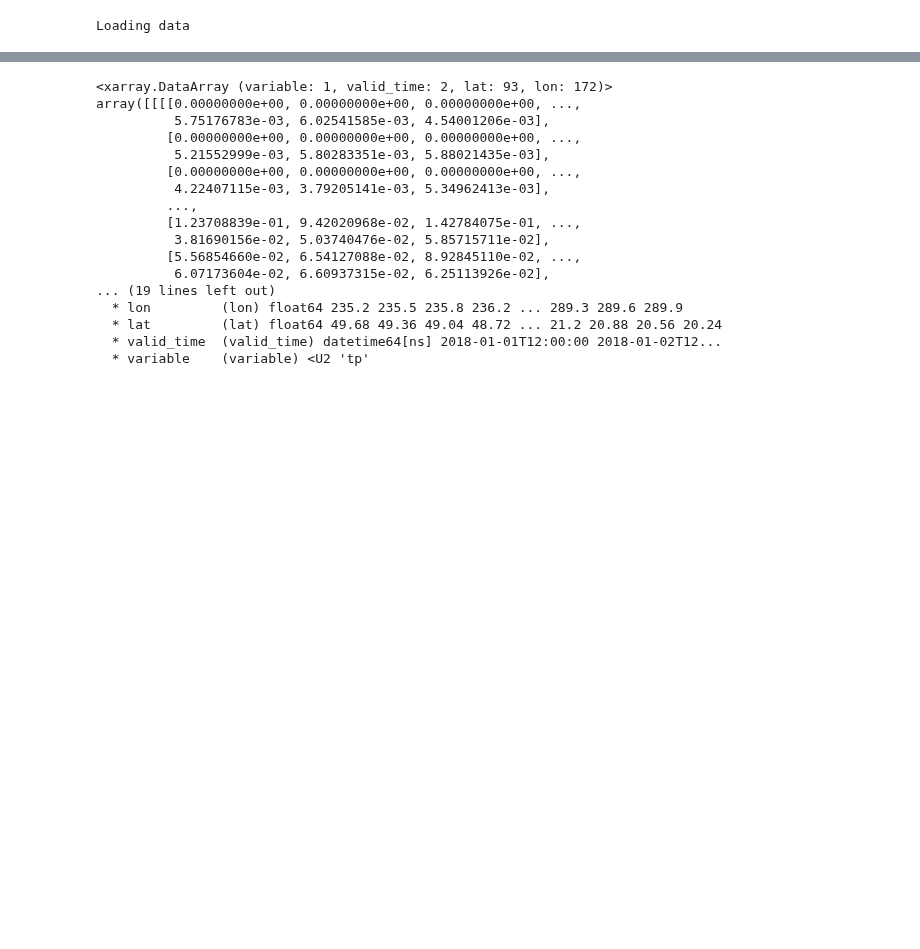
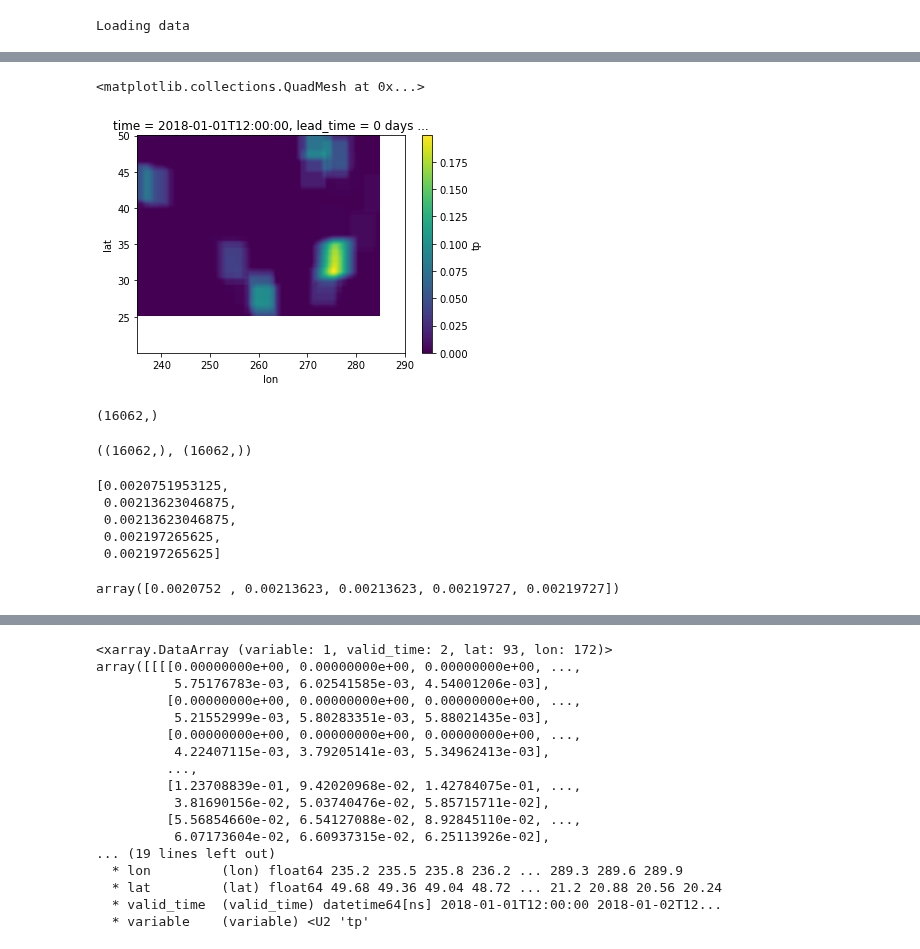
Before and after one commit to raspstephan/nwp-downscale, a Jupyter notebook: notebooks/stephan_notebooks/20-Small-Stride.ipynb, the cells around one changed output, grey strips where cells are left out. Drawn from its saved outputs; the diff is of its cells as text; code cells hidden in the pictures; blank space fills up the shorter version.

```diff
--- a/notebooks/stephan_notebooks/20-Small-Stride.ipynb
+++ b/notebooks/stephan_notebooks/20-Small-Stride.ipynb
@@ -34,0 +110,2 @@ Loading data
+# %%
+n = (ds_train.mrms > threshold)[:, ::-1, ::-1].rolling(lat=ds_train.patch_mrms).mean().rolling(lon=ds_train.patch_mrms).mean()[:, ::-1, ::-1]
@@ -34,0 +128,5 @@ Loading data
+# %%
+n[0].plot()
+# %% [output]
+<matplotlib.collections.QuadMesh at 0x...>
+[figure, added]
@@ -34,0 +135,4 @@ Loading data
+# %%
+coverage2.shape
+# %% [output]
+(16062,)
@@ -34,0 +143,16 @@ Loading data
+# %%
+weights.shape, weights2.shape
+# %% [output]
+((16062,), (16062,))
+# %%
+coverage[:5]
+# %% [output]
+[0.0020751953125,
+ 0.00213623046875,
+ 0.00213623046875,
+ 0.002197265625,
+ 0.002197265625]
+# %%
+coverage2[:5]
+# %% [output]
+array([0.0020752 , 0.00213623, 0.00213623, 0.00219727, 0.00219727])
```
Also changed, not shown: parts of 21 cells of this notebook, 1 other file.
